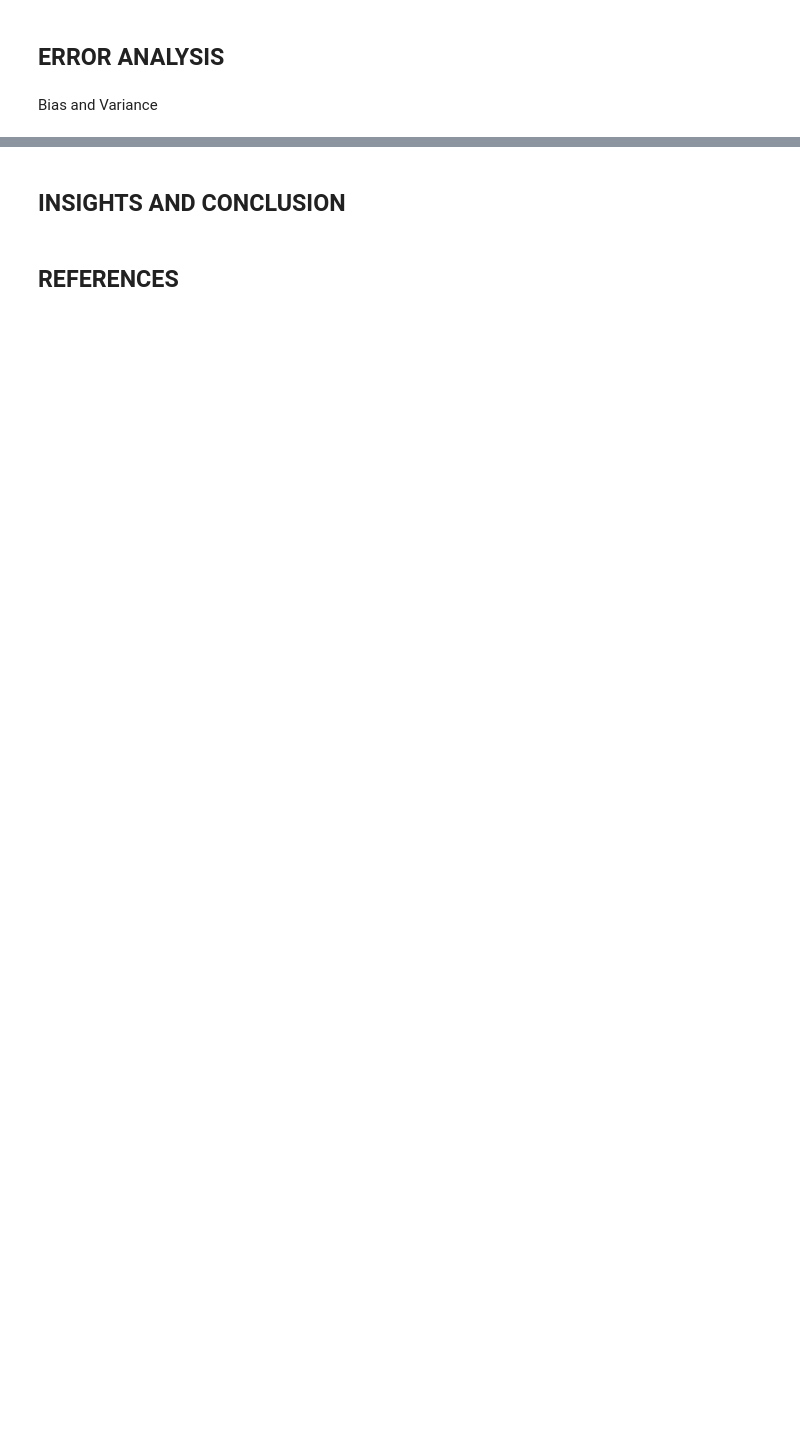
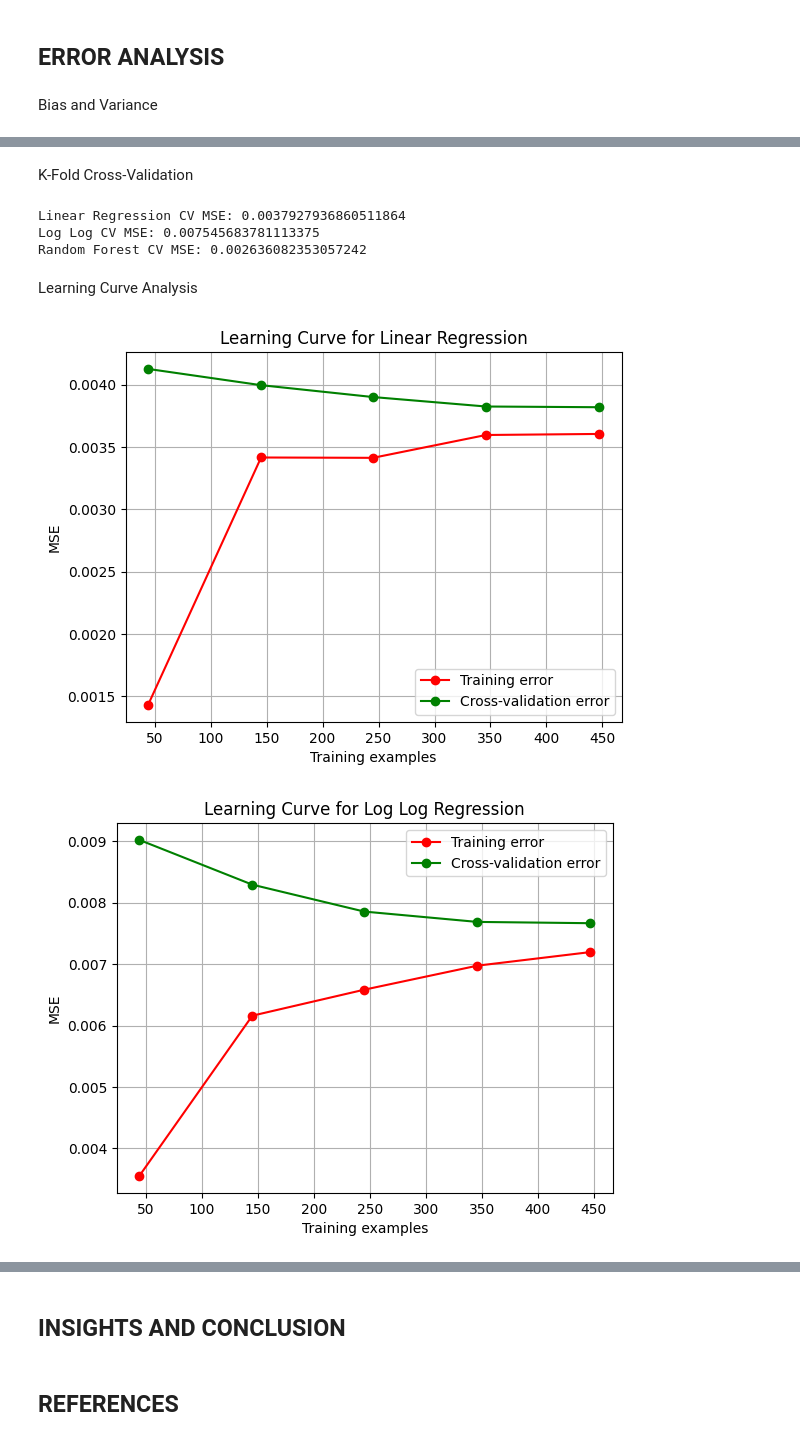
Before and after one commit to OldMarkie/Sleep-Efficiency-Data-Model, a Jupyter notebook: sleepEfficiencyModel.ipynb, the cells around one changed output, grey strips where cells are left out. Cells and saved outputs as stored; diff of their text form; code cells hidden in the pictures; blank space fills up the shorter version.

Commit message:
Added Validation on Initial Models

```diff
--- a/sleepEfficiencyModel.ipynb
+++ b/sleepEfficiencyModel.ipynb
@@ -507,7 +526,7 @@ Log-Transforming the Features and Loading the Data in X and y variables
 # %%
 X_log = np.log(slpEf_dfLog[['Sleep duration', 'Deep sleep percentage', 'Light sleep percentage',
                      'REM sleep percentage', 'Awakenings', 'Caffeine consumption',
-                     'Alcohol consumption', 'Exercise frequency', 'Smoking_No',
+                     'Alcohol consumption', 'Exercise frequency', 'Smoking status',
                      'Bedtime Hour', 'Wakeup Hour', 'Age']])
 
 y_log = np.log(slpEf_dfLog['Sleep efficiency'])
@@ -563,13 +611,14 @@ Loading the Data in X and y variables
 # %%
 X_rf = slpEf_df[['Sleep duration', 'Deep sleep percentage', 'Light sleep percentage',
                'REM sleep percentage', 'Awakenings', 'Caffeine consumption',
-               'Alcohol consumption', 'Exercise frequency', 'Smoking_No',
+               'Alcohol consumption', 'Exercise frequency', 'Smoking status',
                'Bedtime Hour', 'Wakeup Hour', 'Age']]
 y_rf = slpEf_df['Sleep efficiency']
 # %% [markdown]
 Splitting the Data into Training Set and Test Set
 # %%
 X_train, X_test, y_train, y_test = train_test_split(X_rf, y_rf, test_size=0.2, random_state=42)
+X_train, X_val, y_train, y_val = train_test_split(X_train, y_train, test_size=0.25, random_state=42)
 # %% [markdown]
 Training the Model
 # %%
@@ -766,0 +726,50 @@ The comprehensive tuning of the Random Forest model proved crucial in enhancing
+# %% [markdown]
+K-Fold Cross-Validation
+# %%
+from sklearn.model_selection import cross_val_score
+
+
+# Cross-validation for Linear Regression
+linear_scores = cross_val_score(linReg, X_linear, y_linear, cv=5, scoring='neg_mean_squared_error')
+print("Linear Regression CV MSE:", -linear_scores.mean())
+
+# Cross-validation for Log Log Regression
+rf_scores = cross_val_score(log_log_model, X_log, y_log, cv=5, scoring='neg_mean_squared_error')
+print("Log Log CV MSE:", -rf_scores.mean())
+
+# Cross-validation for Random Forest
+rf_scores = cross_val_score(rf_model, X_rf, y_rf, cv=5, scoring='neg_mean_squared_error')
+print("Random Forest CV MSE:", -rf_scores.mean())
+# %% [output]
+Linear Regression CV MSE: 0.0037927936860511864
+Log Log CV MSE: 0.007545683781113375
+Random Forest CV MSE: 0.002636082353057242
+# %% [markdown]
+Learning Curve Analysis
+# %%
+from sklearn.model_selection import learning_curve
+
+def plot_learning_curve(estimator, title, X, y):
+    train_sizes, train_scores, test_scores = learning_curve(estimator, X, y, cv=100,
+                                                            scoring='neg_mean_squared_error',
+                                                            train_sizes=np.linspace(0.1, 1.0, 5))
+    train_scores_mean = -train_scores.mean(axis=1)
+    test_scores_mean = -test_scores.mean(axis=1)
+
+    plt.figure()
+    plt.plot(train_sizes, train_scores_mean, 'o-', color="r", label="Training error")
+    plt.plot(train_sizes, test_scores_mean, 'o-', color="g", label="Cross-validation error")
+    plt.title(title)
+    plt.xlabel("Training examples")
+    plt.ylabel("MSE")
+    plt.legend(loc="best")
+    plt.grid()
+    plt.show()
+
+# Plot learning curves
+plot_learning_curve(linReg, "Learning Curve for Linear Regression", X_linear, y_linear)
+plot_learning_curve(log_log_model, "Learning Curve for Log Log Regression", X_log, y_log)
+plot_learning_curve(rf_model, "Learning Curve for Random Forest", X_rf, y_rf)
+# %% [output]
+[figure, added]
+[figure, added]
```
Also changed, not shown: parts of 32 cells of this notebook.
